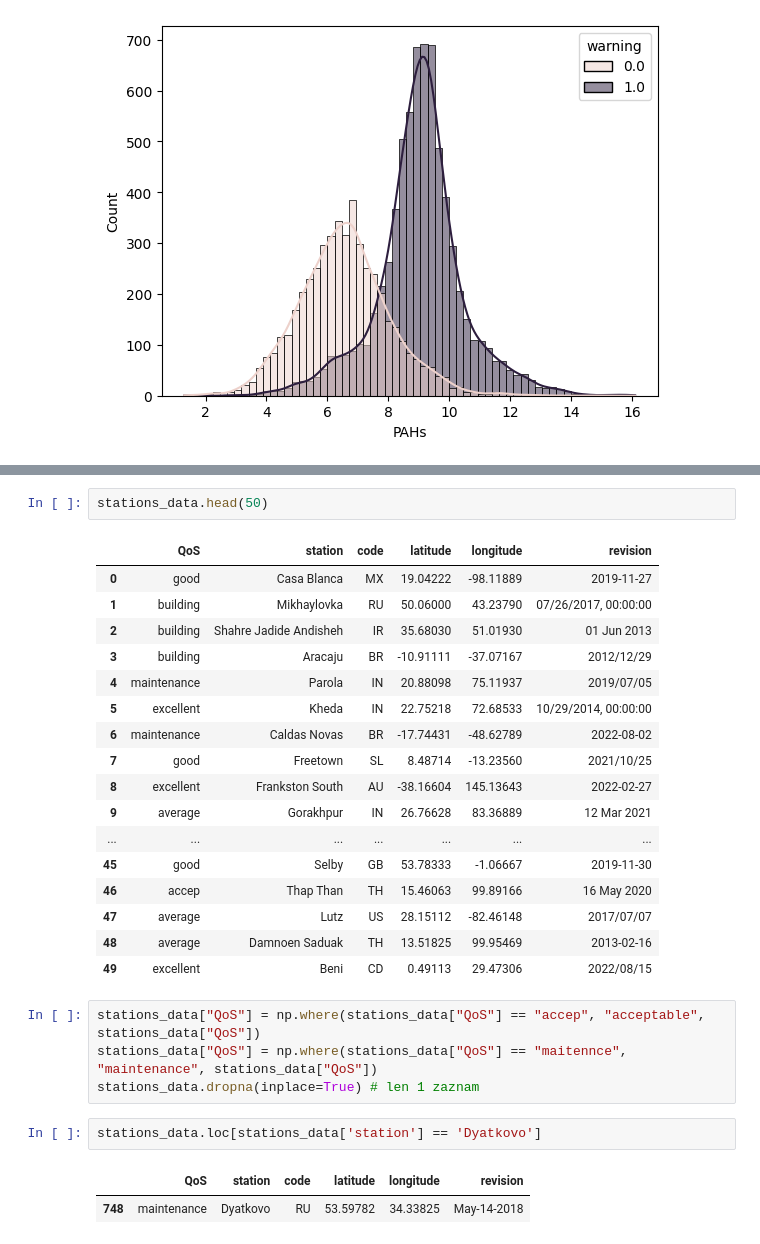
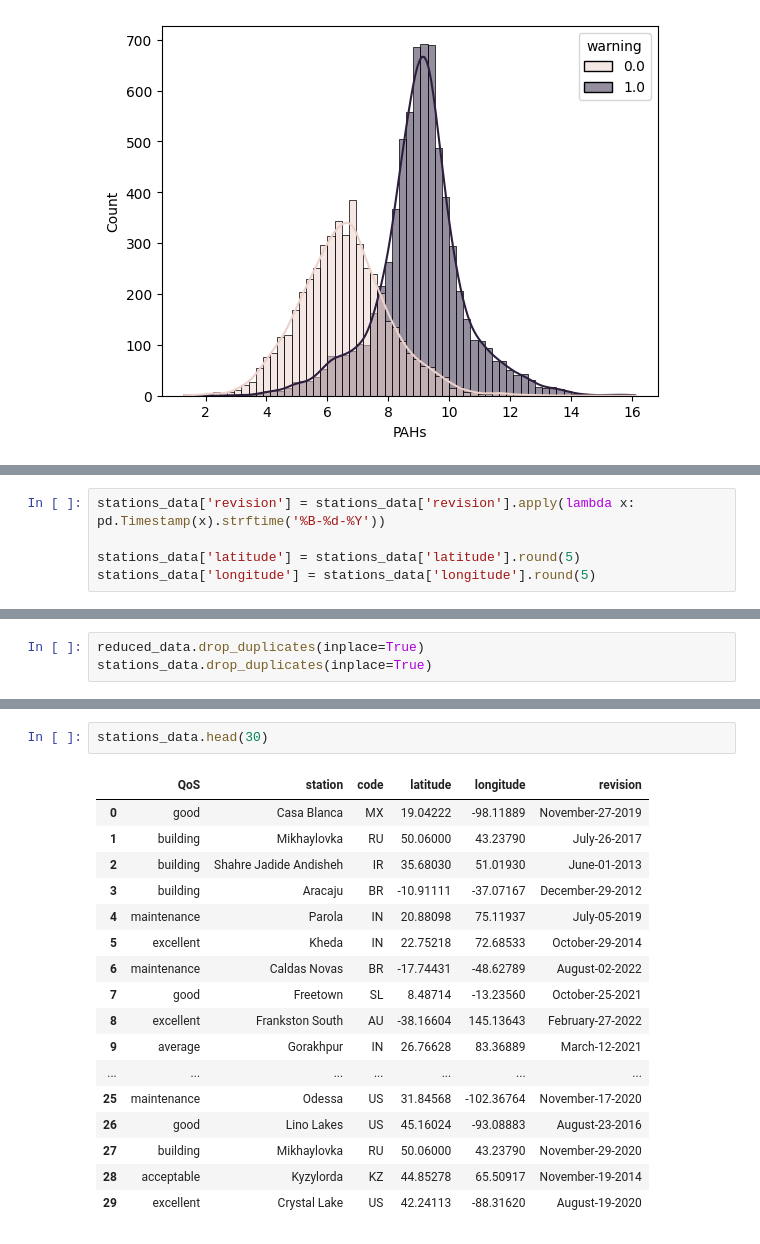
Before and after one commit to berny-29/IAU, a Jupyter notebook: Project.ipynb, the cells around one changed output, grey strips where cells are left out. Cells and saved outputs as stored; diff of their text form.

```diff
--- a/Project.ipynb
+++ b/Project.ipynb
@@ -179,0 +201,5 @@ for col in stations_data:
+# %%
+stations_data['revision'] = stations_data['revision'].apply(lambda x: pd.Timestamp(x).strftime('%B-%d-%Y'))
+
+stations_data['latitude'] = stations_data['latitude'].round(5)
+stations_data['longitude'] = stations_data['longitude'].round(5)
@@ -179,0 +272,3 @@ for col in stations_data:
+# %%
+reduced_data.drop_duplicates(inplace=True)
+stations_data.drop_duplicates(inplace=True)
@@ -180,29 +306,20 @@ for col in stations_data:
 # %%
-stations_data.head(50)
+stations_data.head(30)
 # %% [output]
 |  | QoS | station | code | latitude | longitude | revision |
-| 0 | good | Casa Blanca | MX | 19.04222 | -98.11889 | 2019-11-27 |
-| 1 | building | Mikhaylovka | RU | 50.06000 | 43.23790 | 07/26/2017, 00:00:00 |
-| 2 | building | Shahre Jadide Andisheh | IR | 35.68030 | 51.01930 | 01 Jun 2013 |
-| 3 | building | Aracaju | BR | -10.91111 | -37.07167 | 2012/12/29 |
-| 4 | maintenance | Parola | IN | 20.88098 | 75.11937 | 2019/07/05 |
-| 5 | excellent | Kheda | IN | 22.75218 | 72.68533 | 10/29/2014, 00:00:00 |
-| 6 | maintenance | Caldas Novas | BR | -17.74431 | -48.62789 | 2022-08-02 |
-| 7 | good | Freetown | SL | 8.48714 | -13.23560 | 2021/10/25 |
-| 8 | excellent | Frankston South | AU | -38.16604 | 145.13643 | 2022-02-27 |
-| 9 | average | Gorakhpur | IN | 26.76628 | 83.36889 | 12 Mar 2021 |
+| 0 | good | Casa Blanca | MX | 19.04222 | -98.11889 | November-27-2019 |
+| 1 | building | Mikhaylovka | RU | 50.06000 | 43.23790 | July-26-2017 |
+| 2 | building | Shahre Jadide Andisheh | IR | 35.68030 | 51.01930 | June-01-2013 |
+| 3 | building | Aracaju | BR | -10.91111 | -37.07167 | December-29-2012 |
+| 4 | maintenance | Parola | IN | 20.88098 | 75.11937 | July-05-2019 |
+| 5 | excellent | Kheda | IN | 22.75218 | 72.68533 | October-29-2014 |
+| 6 | maintenance | Caldas Novas | BR | -17.74431 | -48.62789 | August-02-2022 |
+| 7 | good | Freetown | SL | 8.48714 | -13.23560 | October-25-2021 |
+| 8 | excellent | Frankston South | AU | -38.16604 | 145.13643 | February-27-2022 |
+| 9 | average | Gorakhpur | IN | 26.76628 | 83.36889 | March-12-2021 |
 | ... | ... | ... | ... | ... | ... | ... |
-| 45 | good | Selby | GB | 53.78333 | -1.06667 | 2019-11-30 |
-| 46 | accep | Thap Than | TH | 15.46063 | 99.89166 | 16 May 2020 |
-| 47 | average | Lutz | US | 28.15112 | -82.46148 | 2017/07/07 |
-| 48 | average | Damnoen Saduak | TH | 13.51825 | 99.95469 | 2013-02-16 |
-| 49 | excellent | Beni | CD | 0.49113 | 29.47306 | 2022/08/15 |
+| 25 | maintenance | Odessa | US | 31.84568 | -102.36764 | November-17-2020 |
+| 26 | good | Lino Lakes | US | 45.16024 | -93.08883 | August-23-2016 |
+| 27 | building | Mikhaylovka | RU | 50.06000 | 43.23790 | November-29-2020 |
+| 28 | acceptable | Kyzylorda | KZ | 44.85278 | 65.50917 | November-19-2014 |
+| 29 | excellent | Crystal Lake | US | 42.24113 | -88.31620 | August-19-2020 |
-# %%
-stations_data["QoS"] = np.where(stations_data["QoS"] == "accep", "acceptable", stations_data["QoS"])
-stations_data["QoS"] = np.where(stations_data["QoS"] == "maitennce", "maintenance", stations_data["QoS"])
-stations_data.dropna(inplace=True) # len 1 zaznam
-# %%
-stations_data.loc[stations_data['station'] == 'Dyatkovo']
-# %% [output]
-|  | QoS | station | code | latitude | longitude | revision |
-| 748 | maintenance | Dyatkovo | RU | 53.59782 | 34.33825 | May-14-2018 |
```
Also changed, not shown: parts of 33 cells of this notebook.
